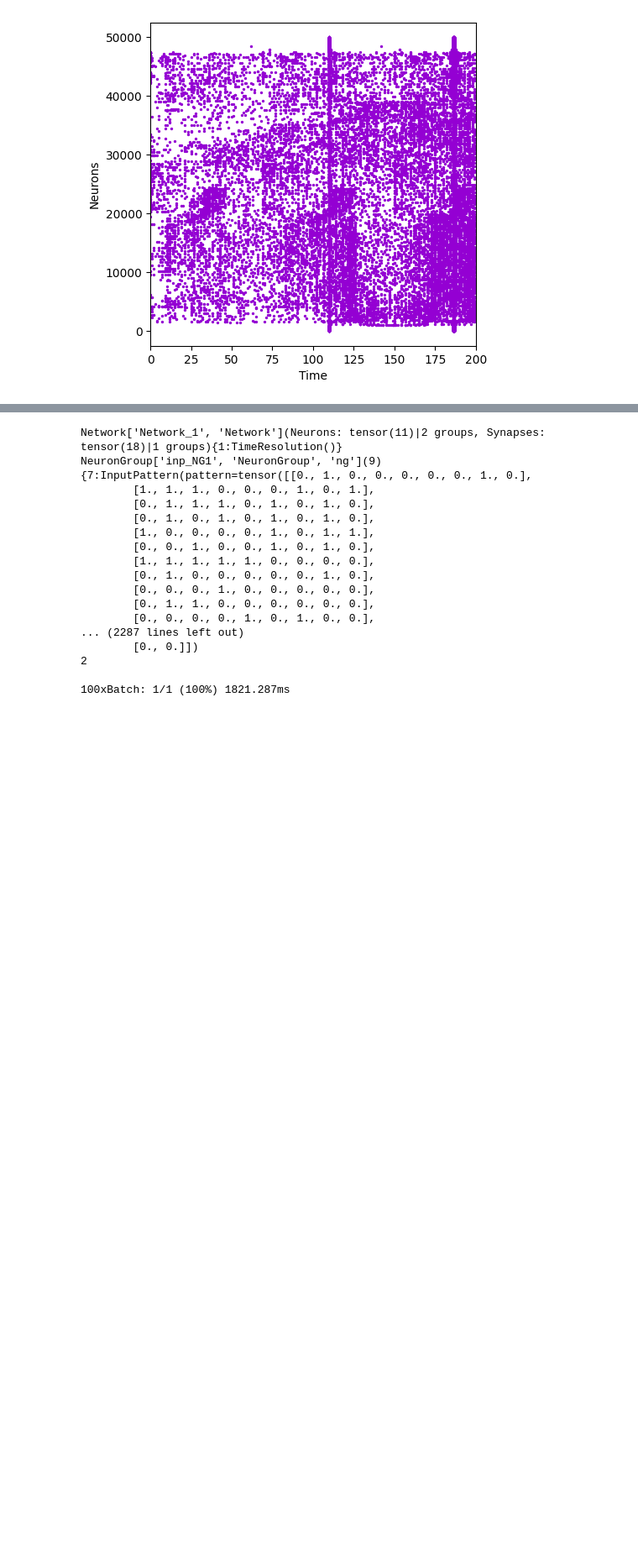
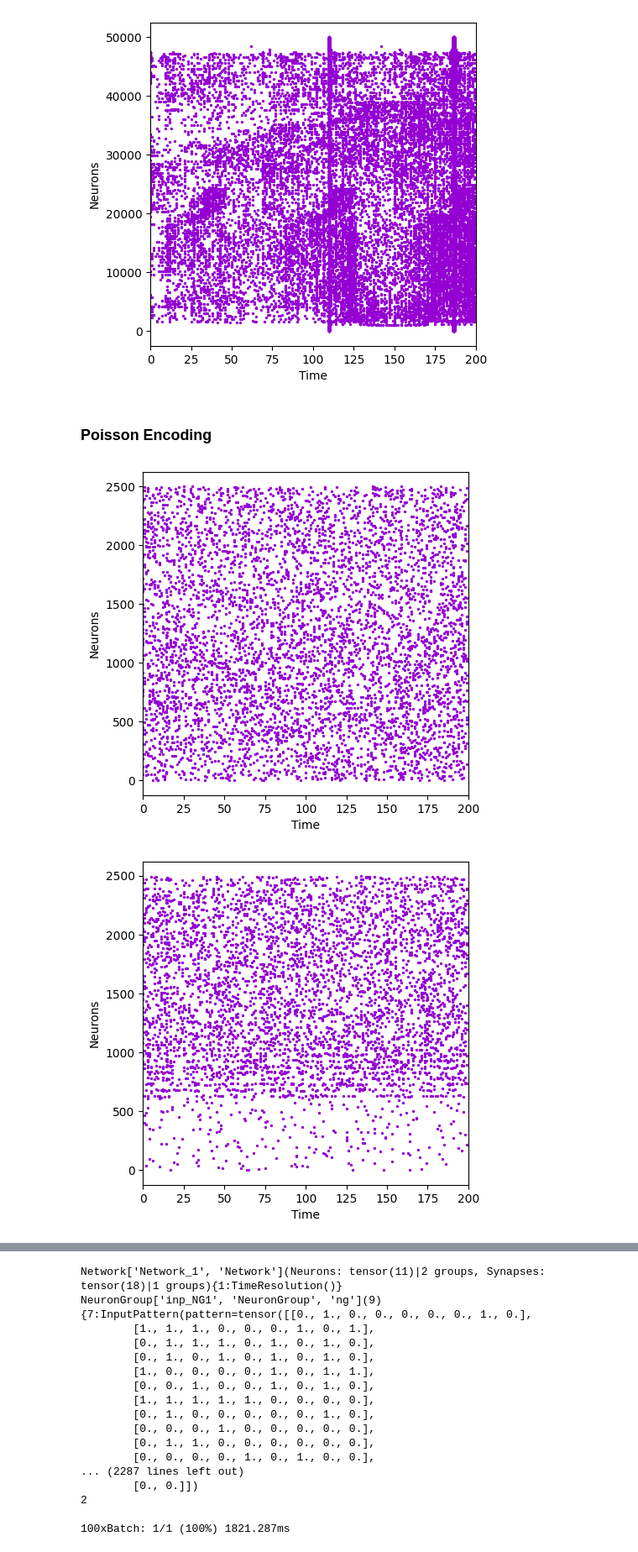
Before and after one commit to nrgsghanei2001/ComputationalNeuroScience, a Jupyter notebook: Encoding_and_Learning_STDP_RSTDP/main.ipynb, the cells around one changed output, grey strips where cells are left out. Shown at 84% size. Drawn from its saved outputs; the diff is of its cells as text; code cells hidden in the pictures; blank space fills up the shorter version.

Commit message:
Poisson Encoder is completed

```diff
--- a/Encoding_and_Learning_STDP_RSTDP/main.ipynb
+++ b/Encoding_and_Learning_STDP_RSTDP/main.ipynb
@@ -105,0 +100,20 @@ raster_plot(ge_spikes4)
+# %% [markdown]
+### Poisson Encoding
+# %%
+pe1 = PoissonEncoding(img1, 200)
+pe2 = PoissonEncoding(img2, 200)
+pe3 = PoissonEncoding(img3, 200)
+pe4 = PoissonEncoding(img4, 200)
+
+pe_spikes1 = pe1.encode()
+pe_spikes2 = pe2.encode()
+pe_spikes3 = pe3.encode()
+pe_spikes4 = pe4.encode()
+
+raster_plot(pe_spikes1)
+raster_plot(pe_spikes2)
+raster_plot(pe_spikes3)
+raster_plot(pe_spikes4)
+# %% [output]
+[figure, added]
+[figure, added]
```
Also changed, not shown: parts of 4 cells of this notebook, 1 other file.
